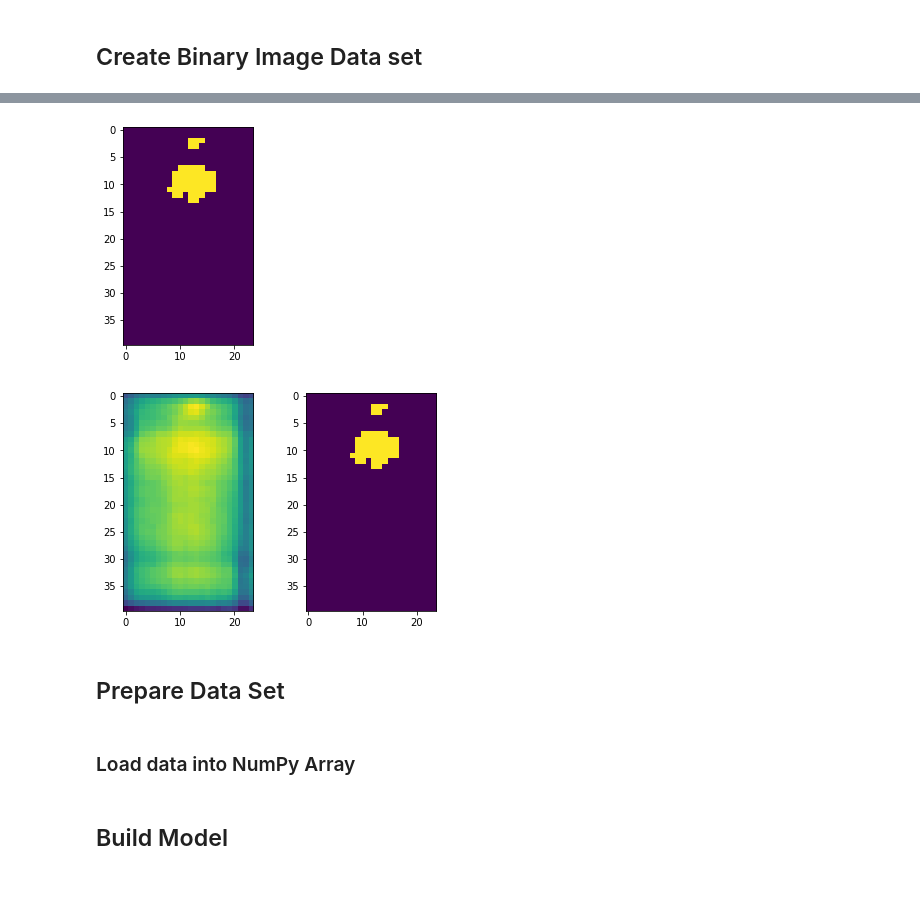
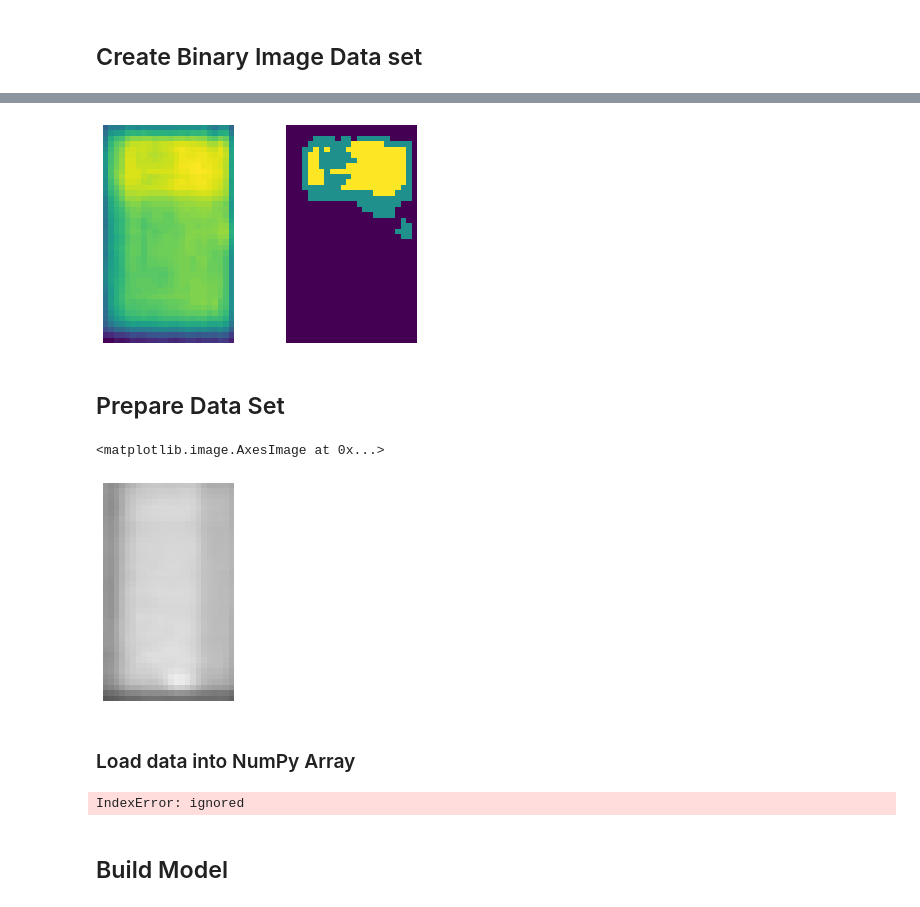
Before and after one commit to regiiis/dlv_group_project, a Jupyter notebook: object_detection.ipynb, the cells around one changed output, grey strips where cells are left out. Saved outputs shown, nothing was run; the diff lists cells and outputs as text; code cells hidden in the pictures.

```diff
--- a/object_detection.ipynb
+++ b/object_detection.ipynb
@@ -92,13 +92,14 @@ test_df.info()
 
 test_df.anomaly_class
 # %%
-def image_binarizer(image, treshold, print, save):
+def image_binarizer(image, treshold1, treshold2, print, save):
   dir_path = '/content/binary_images/'
   path = "/content/InfraredSolarModules/images/" + str(image) + ".jpg"
   imagee = mpimg.imread(path)
   img = np.array(imagee)
 
-  t = float(treshold)
+  t1 = float(treshold1)
+  t2 = float(treshold2)
   arr = img
   max_num, min_num, i , n = 0, 0, 0, 0
 
@@ -110,9 +111,18 @@ def image_binarizer(image, treshold, print, save):
 
   for list in a2:
     for number in list:
-      if (float(number) < t):
+      if (float(number) < t2):
         arr[i][n] = 0
       else:
+        arr[i][n] = 2
+      n = n + 1
+    i = i + 1
+    n = 0
+
+  i = 0
+  for list in a2:
+    for number in list:
+      if ((float(number) < t2) & (float(number) > t1)):
         arr[i][n] = 1
       n = n + 1
     i = i + 1
@@ -129,8 +139,10 @@ def image_binarizer(image, treshold, print, save):
     fig = plt.figure()
     rows, columns = 1 , 2
     fig.add_subplot(rows, columns, 1)
+    plt.axis("off")
     plt.imshow(imagee)
     fig.add_subplot(rows, columns, 2)
+    plt.axis("off")
     plt.imshow(arr)
 # %% [markdown]
 ## Create Binary Image Data set
@@ -140,11 +169,11 @@ for i in range(1, 20000):
 # %%
-csv_im = pd.read_csv('/content/binary_images/110.csv', sep = ',', header=None)
-plt.imshow(csv_im)
+#csv_im = pd.read_csv('/content/binary_images/110.csv', sep = ',', header=None)
+#plt.axis("off")
+#plt.imshow(csv_im)
 
-image_binarizer(110, 0.92, 1, 0)
+image_binarizer(1451, 0.82, 0.92, 1, 0)
 # %% [output]
-[figure, old version]
+[figure, new version]
-[figure, removed]
 # %% [markdown]
 ## Prepare Data Set
 # %%
@@ -163,12 +192,15 @@ target_paths = sorted([os.path.join(target_dir, fname)
 plt.axis("off")
 
 # Display input image number 9
-plt.imshow(load_img(input_img_paths[9]))
+plt.imshow(load_img(input_img_paths[4]))
+# %% [output]
+<matplotlib.image.AxesImage at 0x...>
+[figure, added]
 # %% [markdown]
 ### Load data into NumPy Array
 # %%
 # We resize everything to 160x160
-img_size = (160, 160)
+img_size = (24, 40)
 # Total number of samples in the data
 num_imgs = len(input_img_paths)
 
@@ -194,18 +226,19 @@ def path_to_target(path):
 # and the targets have a single channel (which contains integer labels)
 input_imgs = np.zeros((num_imgs,) + img_size + (3,), dtype="float32")
 targets = np.zeros((num_imgs,) + img_size + (1,), dtype="uint8")
+
 for i in range(num_imgs):
     input_imgs[i] = path_to_input_image(input_img_paths[i])
     targets[i] = path_to_target(target_paths[i])
 
 # Reserve 1000 samples for validation
 num_val_samples = 1000
-
-# Split the data into a training and a
-# validation set
+# Split the data into a training and a validation set
 train_input_imgs = input_imgs[:-num_val_samples]
 train_targets = targets[:-num_val_samples]
 val_input_imgs = input_imgs[-num_val_samples:]
 val_targets = targets[-num_val_samples:]
+# %% [output]
+IndexError: ignored
 # %% [markdown]
 ## Build Model
```
Also changed, not shown: parts of 5 cells of this notebook.
